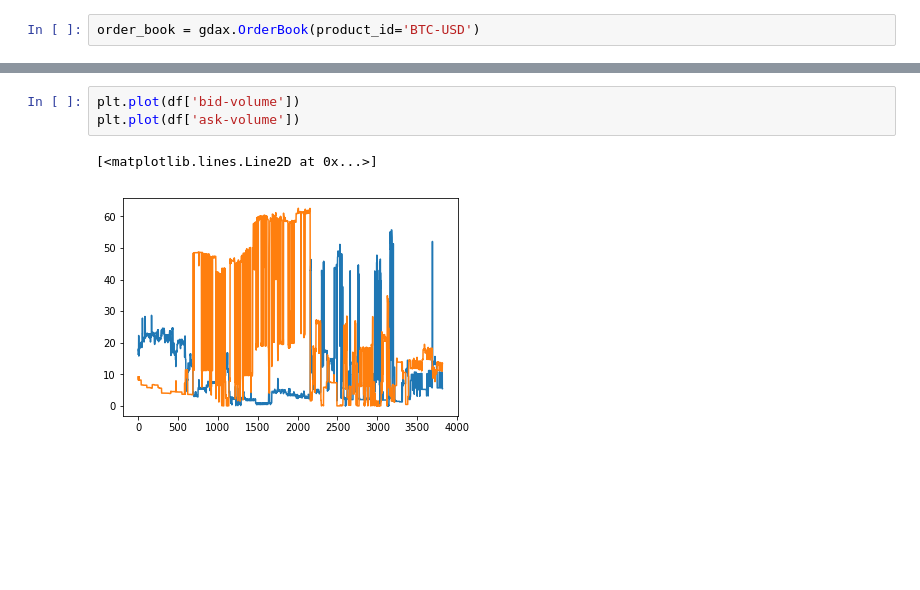
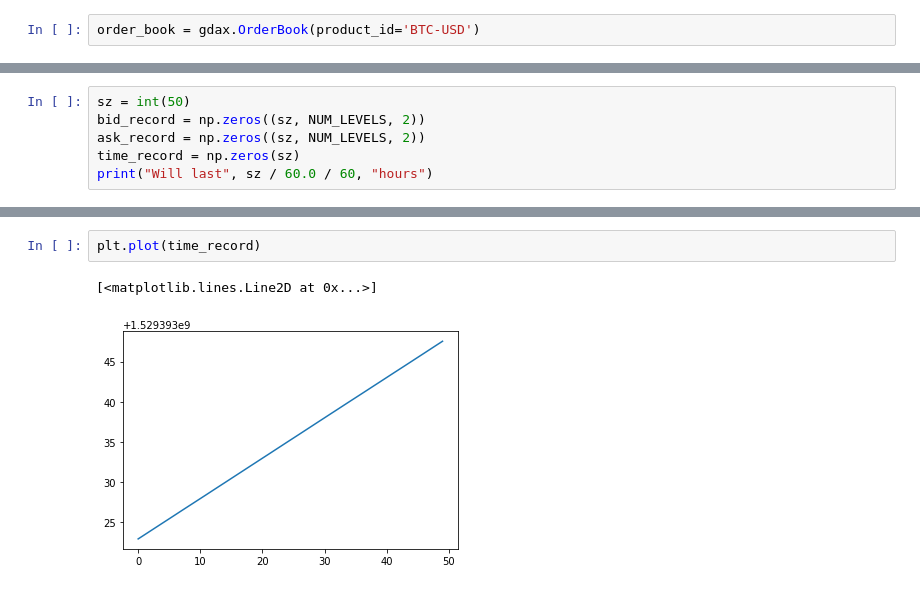
Before and after one commit to inmensustrading/inmensus, a Jupyter notebook: research/book-pressure/data-collection.ipynb, the cells around one changed output, grey strips where cells are left out. Cells and saved outputs as stored; diff of their text form; blank space fills up the shorter version.

```diff
--- a/research/book-pressure/data-collection.ipynb
+++ b/research/book-pressure/data-collection.ipynb
@@ -27,0 +65,6 @@ times = []
+# %%
+sz = int(50)
+bid_record = np.zeros((sz, NUM_LEVELS, 2))
+ask_record = np.zeros((sz, NUM_LEVELS, 2))
+time_record = np.zeros(sz)
+print("Will last", sz / 60.0 / 60, "hours")
@@ -87,6 +116,5 @@ plt.plot(df['ask'])
-# %%
-plt.plot(df['bid-volume'])
-plt.plot(df['ask-volume'])
-# %% [output]
-[<matplotlib.lines.Line2D at 0x...>]
-[figure, removed]
+# %%
+plt.plot(time_record)
+# %% [output]
+[<matplotlib.lines.Line2D at 0x...>]
+[figure, added]
```
Also changed, not shown: parts of 14 cells of this notebook.
